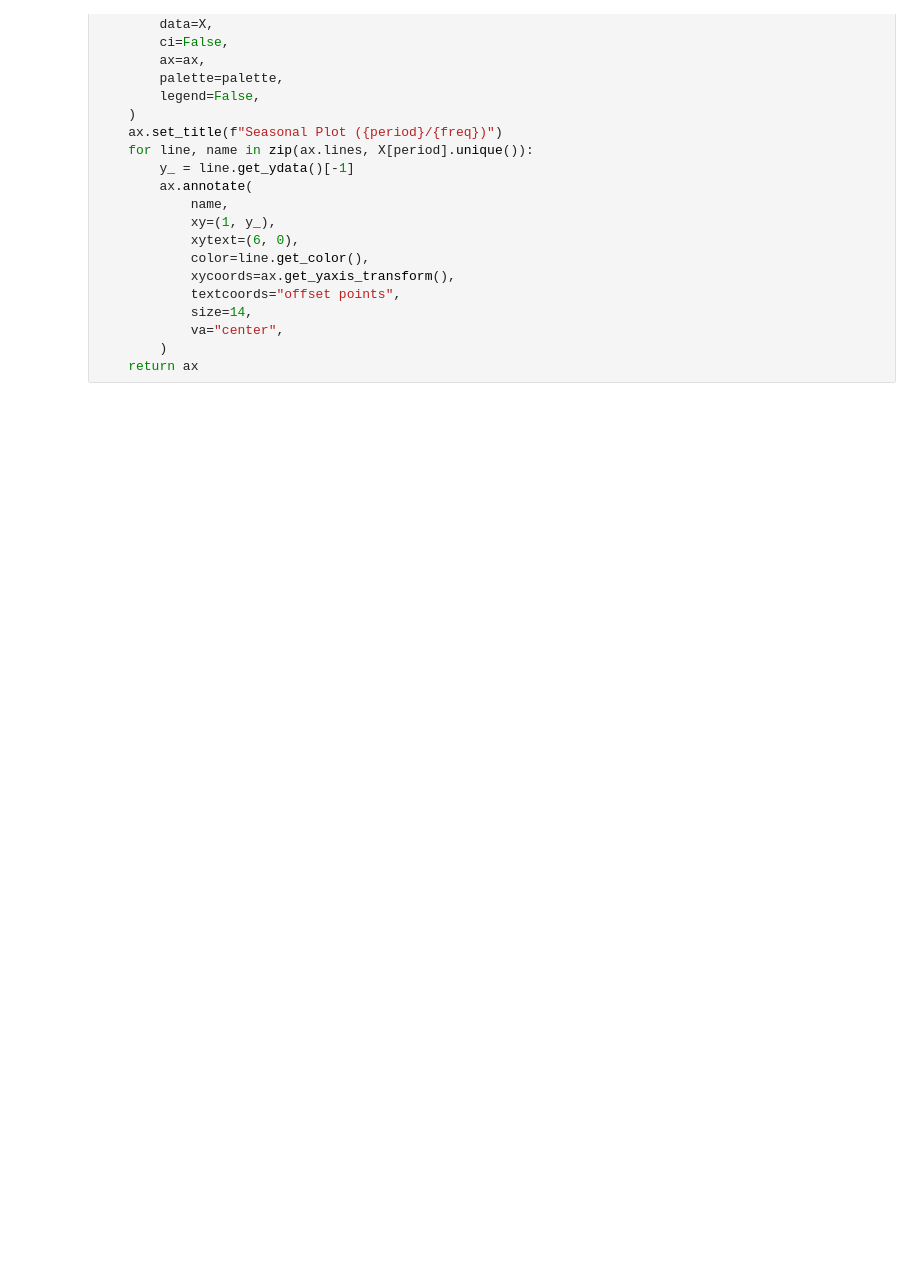
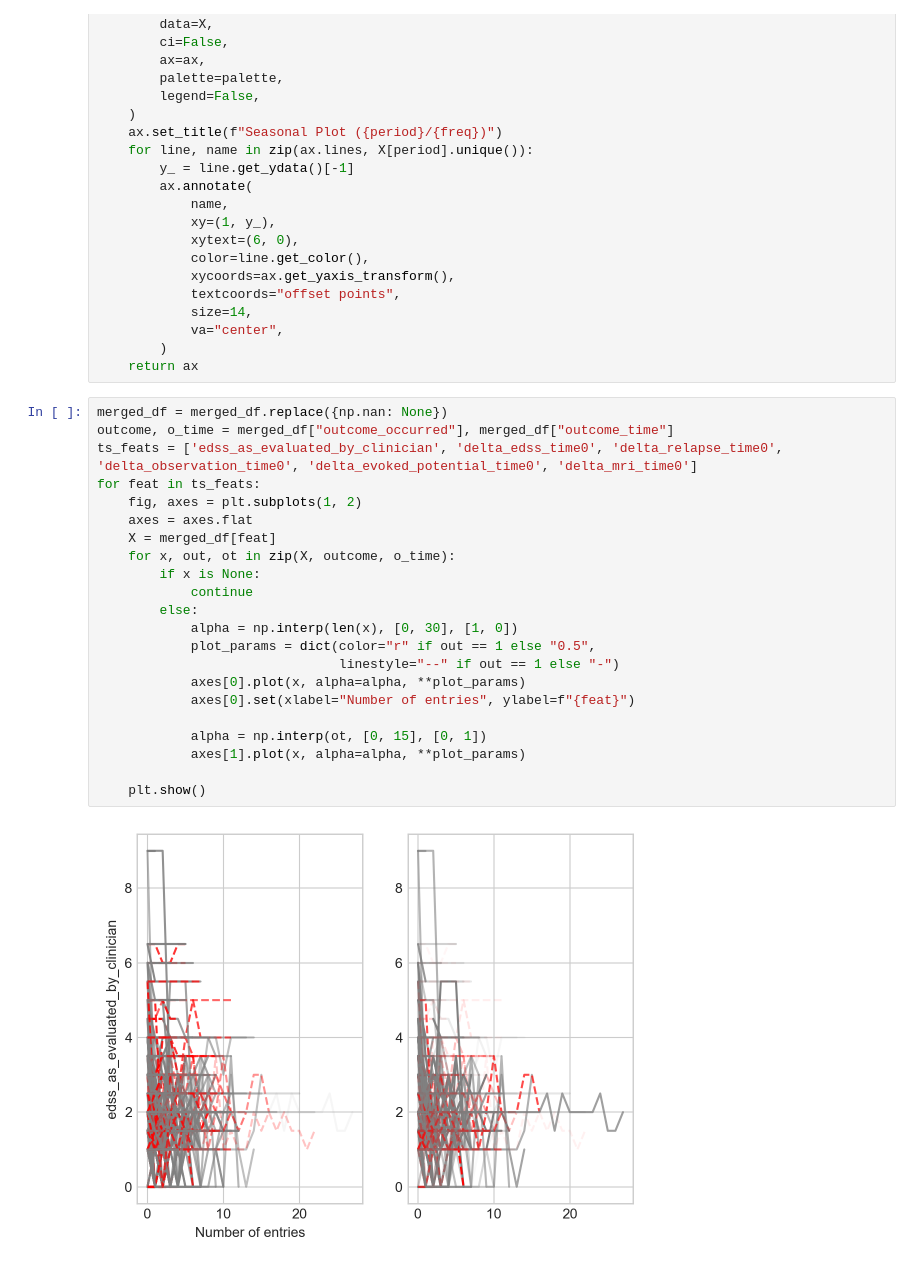
Before and after one commit to Silvador386/IDPP2023, a Jupyter notebook: code/idppclef_data_analysis.ipynb, the cells around one changed output. Cells and saved outputs as stored; diff of their text form; blank space fills up the shorter version.

```diff
--- a/code/idppclef_data_analysis.ipynb
+++ b/code/idppclef_data_analysis.ipynb
@@ -257,3 +275,27 @@ def seasonal_plot(X, y, period, freq, ax=None):
             va="center",
         )
     return ax
+# %%
+merged_df = merged_df.replace({np.nan: None})
+outcome, o_time = merged_df["outcome_occurred"], merged_df["outcome_time"]
+ts_feats = ['edss_as_evaluated_by_clinician', 'delta_edss_time0', 'delta_relapse_time0', 'delta_observation_time0', 'delta_evoked_potential_time0', 'delta_mri_time0']
+for feat in ts_feats:
+    fig, axes = plt.subplots(1, 2)
+    axes = axes.flat
+    X = merged_df[feat]
+    for x, out, ot in zip(X, outcome, o_time):
+        if x is None:
+            continue
+        else:
+            alpha = np.interp(len(x), [0, 30], [1, 0])
+            plot_params = dict(color="r" if out == 1 else "0.5",
+                               linestyle="--" if out == 1 else "-")
+            axes[0].plot(x, alpha=alpha, **plot_params)
+            axes[0].set(xlabel="Number of entries", ylabel=f"{feat}")
+
+            alpha = np.interp(ot, [0, 15], [0, 1])
+            axes[1].plot(x, alpha=alpha, **plot_params)
+
+    plt.show()
+# %% [output]
+[figure, added]
```
Also changed, not shown: parts of 5 cells of this notebook, 2 other files.
